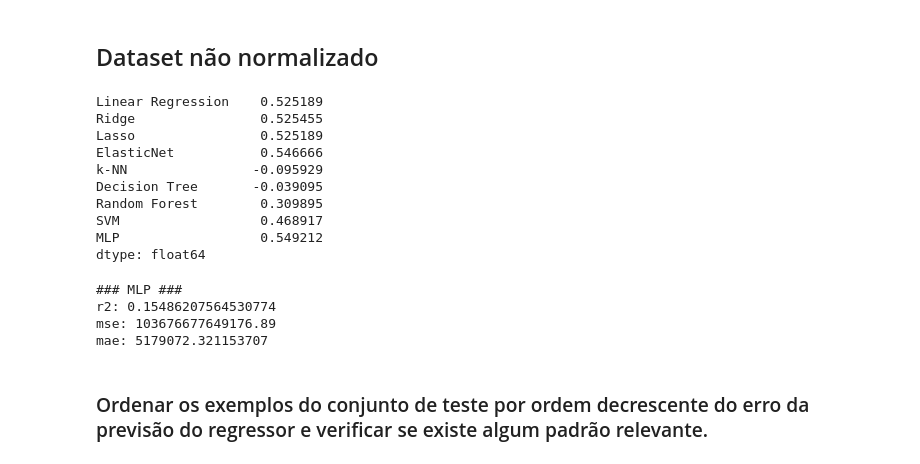
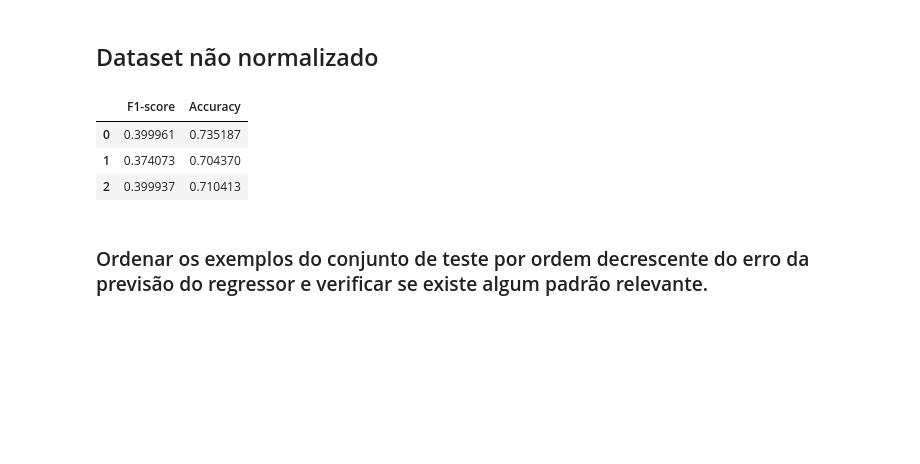
Before and after one commit to kreativermario/Projeto-DECD, a Jupyter notebook: notebooks/supervised_learning_high_tension.ipynb, the cells around one changed output. Saved outputs shown, nothing was run; the diff lists cells and outputs as text; code cells hidden in the pictures; blank space fills up the shorter version.

```diff
--- a/notebooks/supervised_learning_high_tension.ipynb
+++ b/notebooks/supervised_learning_high_tension.ipynb
@@ -76,37 +59,40 @@ regressors = {
-# %%
-cv_scores = pd.Series({
-    name: np.mean(cross_val_score(regressor, train_df.drop(columns=['energia_ativa_alta_tensao_kwh']), train_df['energia_ativa_alta_tensao_kwh'], cv=5))
-    for name, regressor in regressors.items()
-})
-
-cv_scores
-# %% [output]
-Linear Regression    0.525189
-Ridge                0.525455
-Lasso                0.525189
-ElasticNet           0.546666
-k-NN                -0.095929
-Decision Tree       -0.039095
-Random Forest        0.309895
-SVM                  0.468917
-MLP                  0.549212
-dtype: float64
-# %%
-best = cv_scores.sort_values(ascending=False).index[0]
-best_regressor = regressors[best]
-best_regressor.fit(train_df.drop(columns=['energia_ativa_alta_tensao_kwh']), train_df['energia_ativa_alta_tensao_kwh'])
-
-print(f'### {best} ###')
-
-y_pred = best_regressor.predict(test_df.drop(columns=['energia_ativa_alta_tensao_kwh']))
-
-print('r2: {}'.format(r2_score(test_df['energia_ativa_alta_tensao_kwh'], y_pred)))
-print('mse: {}'.format(mean_squared_error(test_df['energia_ativa_alta_tensao_kwh'], y_pred)))
-print('mae: {}'.format(mean_absolute_error(test_df['energia_ativa_alta_tensao_kwh'], y_pred)))
-# %% [output]
-### MLP ###
-r2: 0.15486207564530774
-mse: 103676677649176.89
-mae: 5179072.321153707
+# %%
+classifiers = {
+    'Random Forest': RandomForestClassifier(n_estimators=100),
+    'k-NN': KNeighborsClassifier(n_neighbors=5),
+    'Decision Tree': DecisionTreeClassifier(),
+}
+# %%
+f1_scores = []
+accuracy_scores = []
+
+for name, clf in classifiers.items():
+    scores_f1 = cross_val_score(clf,
+                                train_df.drop(columns=['energia_ativa_alta_tensao_kwh']),
+                                train_df['energia_ativa_alta_tensao_kwh'],
+                                cv=5, scoring='f1_macro')
+
+    scores_accuracy = cross_val_score(clf,
+                                      train_df.drop(columns=['energia_ativa_alta_tensao_kwh']),
+                                      train_df['energia_ativa_alta_tensao_kwh'],
+                                      cv=5, scoring='accuracy')
+
+    f1_mean = np.mean(scores_f1)
+    accuracy_mean = np.mean(scores_accuracy)
+
+    f1_scores.append(f1_mean)
+    accuracy_scores.append(accuracy_mean)
+
+cv_results_df = pd.DataFrame({
+    'F1-score': f1_scores,
+    'Accuracy': accuracy_scores
+})
+
+cv_results_df
+# %% [output]
+|  | F1-score | Accuracy |
+| 0 | 0.399961 | 0.735187 |
+| 1 | 0.374073 | 0.704370 |
+| 2 | 0.399937 | 0.710413 |
 # %% [markdown]
 ### Ordenar os exemplos do conjunto de teste por ordem decrescente do erro da previsão do regressor e verificar se existe algum padrão relevante.
```
Also changed, not shown: parts of 19 cells of this notebook, 26 other files.
